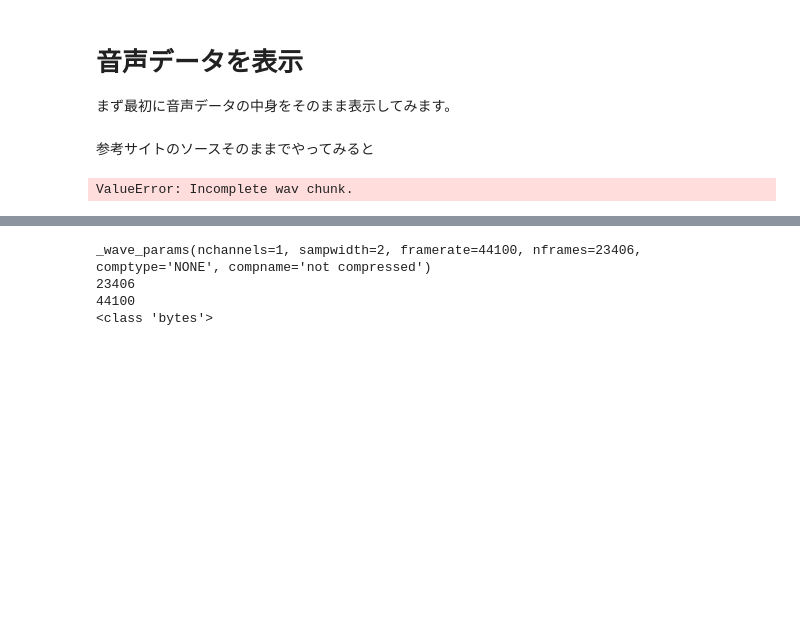
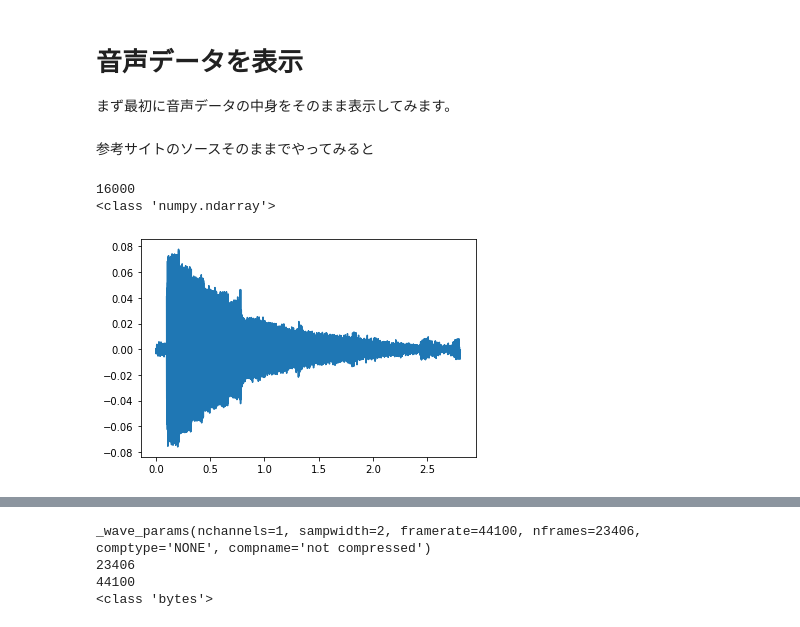
Before and after one commit to kagurazakarasen/SSPA1, a Jupyter notebook: Shooting Star Project for Arumori 1.ipynb, the cells around one changed output, grey strips where cells are left out. Saved outputs shown, nothing was run; the diff lists cells and outputs as text; code cells hidden in the pictures; blank space fills up the shorter version.

```diff
--- a/Shooting Star Project for Arumori 1.ipynb
+++ b/Shooting Star Project for Arumori 1.ipynb
@@ -30,28 +30,30 @@ warnings.filterwarnings('ignore')
 # %%
 import sys
 import scipy.io.wavfile
 import numpy as np
 import matplotlib.pyplot as plt
 
 #音声ファイル読み込み
 #args = sys.argv
 #wav_filename = args[1]
-rate, data = scipy.io.wavfile.read("star0_R2_m.wav") # bad data
-#rate, data = scipy.io.wavfile.read("Interphone.wav") # Good data
+#rate, data = scipy.io.wavfile.read("star0_R2_m.wav") # bad data
+rate, data = scipy.io.wavfile.read("Interphone.wav") # Good data
 
 print(rate)
 print(type(data))
 
 ##### 音声データをそのまま表示する #####
 #縦軸（振幅）の配列を作成   #16bitの音声ファイルのデータを-1から1に正規化
 data = data / 32768
 #横軸（時間）の配列を作成　　#np.arange(初項, 等差数列の終点, 等差)
 time = np.arange(0, data.shape[0]/rate, 1/rate)
 #データプロット
 plt.plot(time, data)
 plt.show()
 # %% [output]
-ValueError: Incomplete wav chunk.
+16000
+<class 'numpy.ndarray'>
+[figure, added]
 # %% [markdown]
 サイトから落としてきたＧｏｏｄデータでは問題なく表示されるけれど、自分で作成したWavファイルだと
 
```
Also changed, not shown: parts of 1 cell of this notebook.
